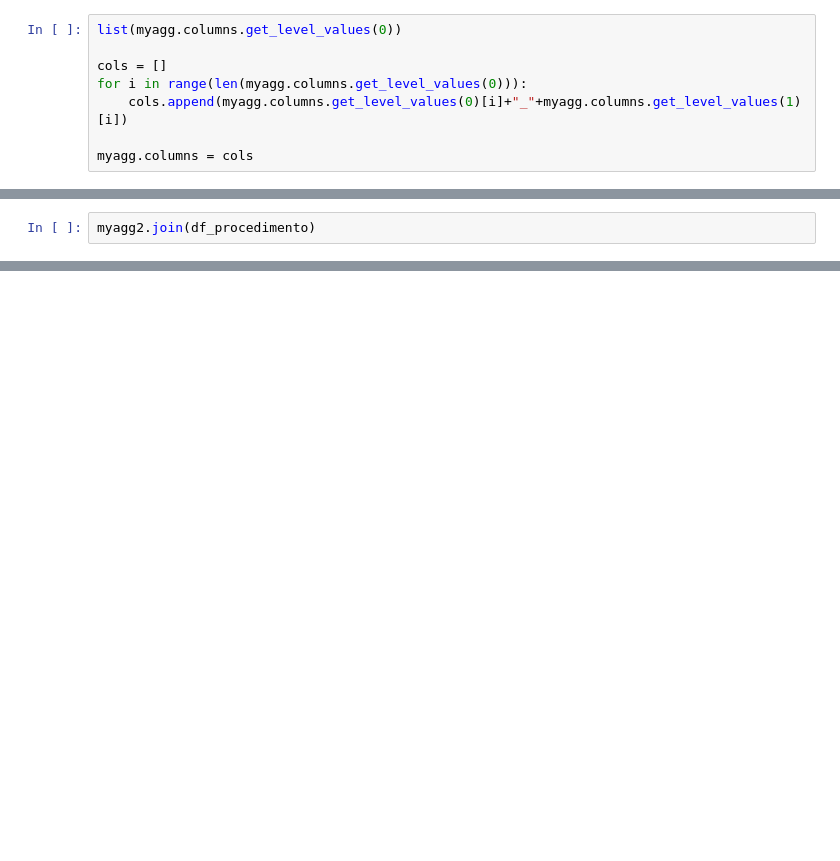
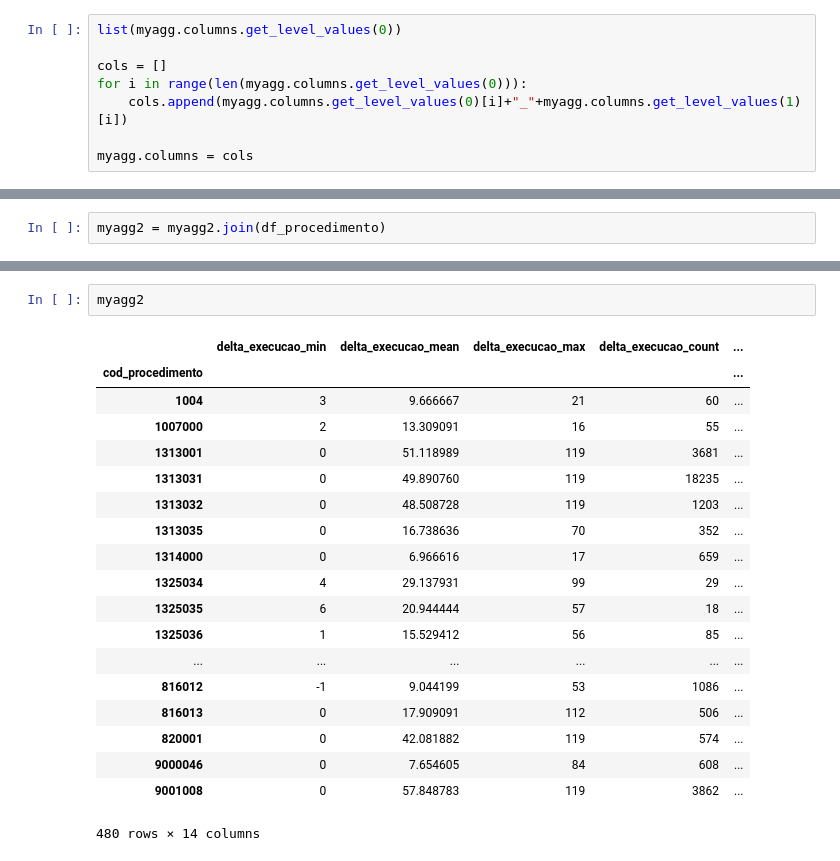
Before and after one commit to danielesteves/sisreg, a Jupyter notebook: Untitled.ipynb, the cells around one changed output, grey strips where cells are left out. Drawn from its saved outputs; the diff is of its cells as text; blank space fills up the shorter version.

```diff
--- a/Untitled.ipynb
+++ b/Untitled.ipynb
@@ -188,2 +199,2 @@ df_procedimento.set_index('cod_procedimento', inplace=True)
 # %%
-myagg2.join(df_procedimento)
+myagg2 = myagg2.join(df_procedimento)
@@ -209,0 +210,22 @@ myagg2.join(df_procedimento)
+# %%
+myagg2
+# %% [output]
+|  | delta_execucao_min | delta_execucao_mean | delta_execucao_max | delta_execucao_count | ... |
+| cod_procedimento |  |  |  |  | ... |
+| 1004 | 3 | 9.666667 | 21 | 60 | ... |
+| 1007000 | 2 | 13.309091 | 16 | 55 | ... |
+| 1313001 | 0 | 51.118989 | 119 | 3681 | ... |
+| 1313031 | 0 | 49.890760 | 119 | 18235 | ... |
+| 1313032 | 0 | 48.508728 | 119 | 1203 | ... |
+| 1313035 | 0 | 16.738636 | 70 | 352 | ... |
+| 1314000 | 0 | 6.966616 | 17 | 659 | ... |
+| 1325034 | 4 | 29.137931 | 99 | 29 | ... |
+| 1325035 | 6 | 20.944444 | 57 | 18 | ... |
+| 1325036 | 1 | 15.529412 | 56 | 85 | ... |
+| ... | ... | ... | ... | ... | ... |
+| 816012 | -1 | 9.044199 | 53 | 1086 | ... |
+| 816013 | 0 | 17.909091 | 112 | 506 | ... |
+| 820001 | 0 | 42.081882 | 119 | 574 | ... |
+| 9000046 | 0 | 7.654605 | 84 | 608 | ... |
+| 9001008 | 0 | 57.848783 | 119 | 3862 | ... |
+480 rows × 14 columns
```
Also changed, not shown: parts of 14 cells of this notebook.
